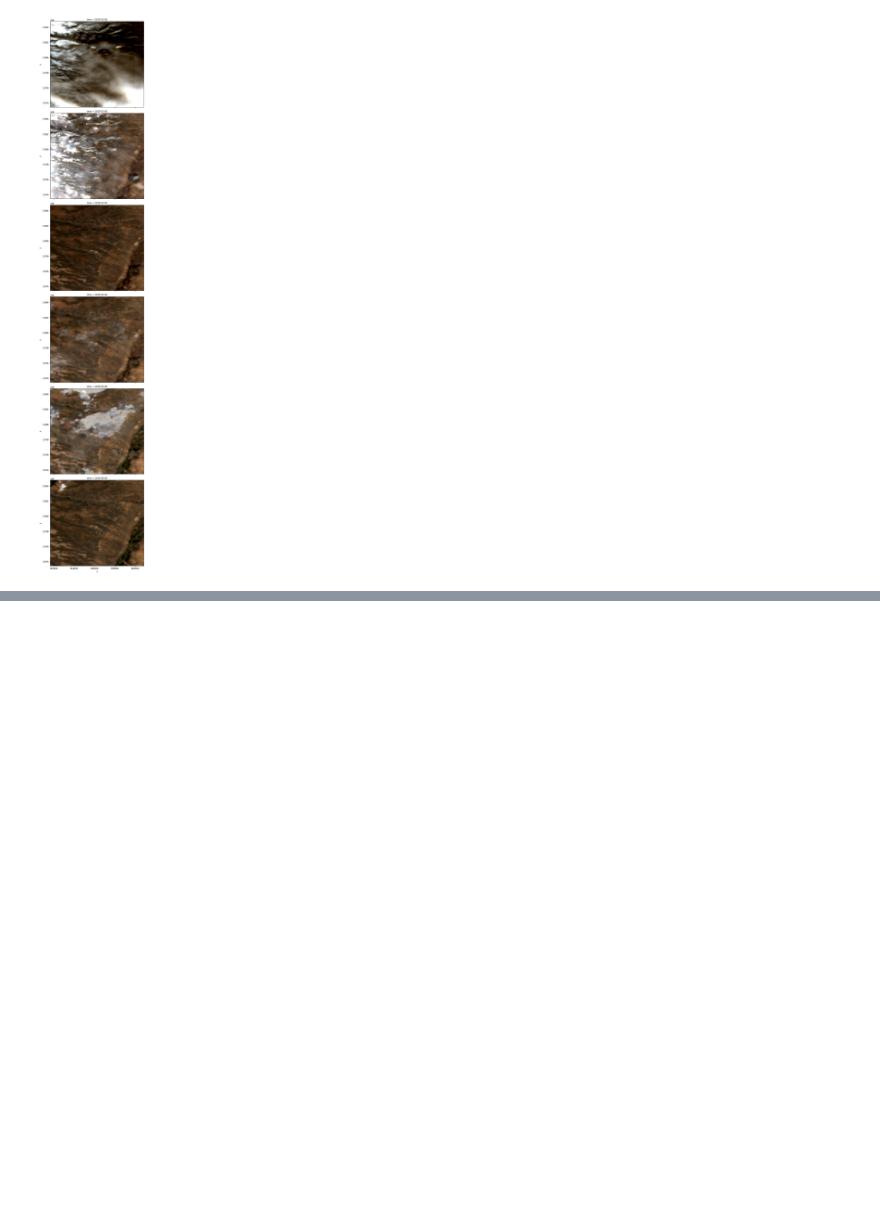
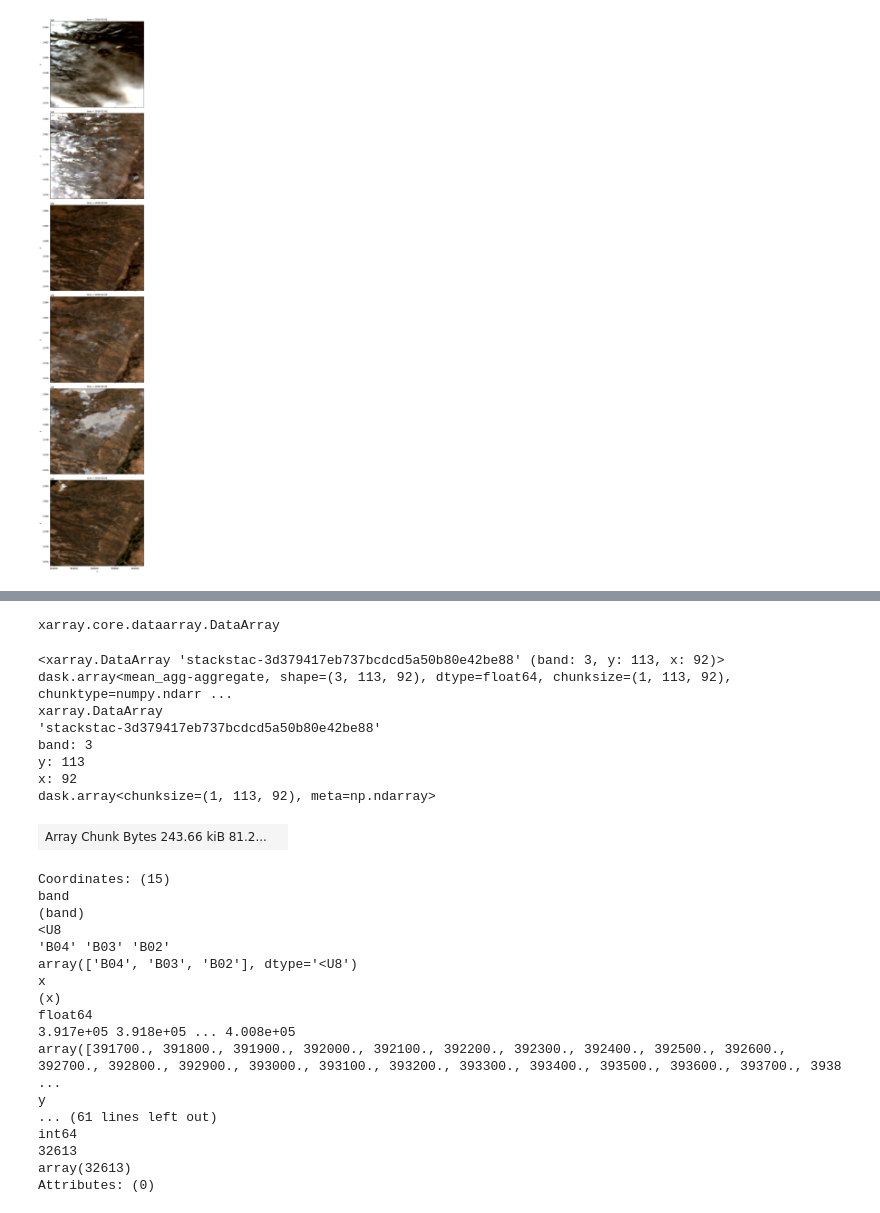
Before and after one commit to Open-EO/openeo-processes-dask, a Jupyter notebook: examples/stackstac_example.ipynb, the cells around one changed output, grey strips where cells are left out. Drawn from its saved outputs; the diff is of its cells as text; code cells hidden in the pictures; blank space fills up the shorter version.

```diff
--- a/examples/stackstac_example.ipynb
+++ b/examples/stackstac_example.ipynb
@@ -170,0 +128,35 @@ rgb_.plot.imshow(row="time", rgb="band", robust=True, size=6)
+# %%
+type(rgb)
+# %% [output]
+xarray.core.dataarray.DataArray
+# %%
+def composite(array):
+    return np.mean(array)
+# %%
+rgb.reduce(func=composite, dim="time")
+# %% [output]
+<xarray.DataArray 'stackstac-3d379417eb737bcdcd5a50b80e42be88' (band: 3, y: 113, x: 92)> dask.array<mean_agg-aggregate, shape=(3, 113, 92), dtype=float64, chunksize=(1, 113, 92), chunktype=numpy.ndarr ...
+xarray.DataArray
+'stackstac-3d379417eb737bcdcd5a50b80e42be88'
+band: 3
+y: 113
+x: 92
+dask.array<chunksize=(1, 113, 92), meta=np.ndarray>
+| Array Chunk Bytes 243.66 kiB 81.2... |  |
+Coordinates: (15)
+band
+(band)
+<U8
+'B04' 'B03' 'B02'
+array(['B04', 'B03', 'B02'], dtype='<U8')
+x
+(x)
+float64
+3.917e+05 3.918e+05 ... 4.008e+05
+array([391700., 391800., 391900., 392000., 392100., 392200., 392300., 392400., 392500., 392600., 392700., 392800., 392900., 393000., 393100., 393200., 393300., 393400., 393500., 393600., 393700., 3938 ...
+y
+... (61 lines left out)
+int64
+32613
+array(32613)
+Attributes: (0)
```
Also changed, not shown: parts of 15 cells of this notebook, 25 other files.
